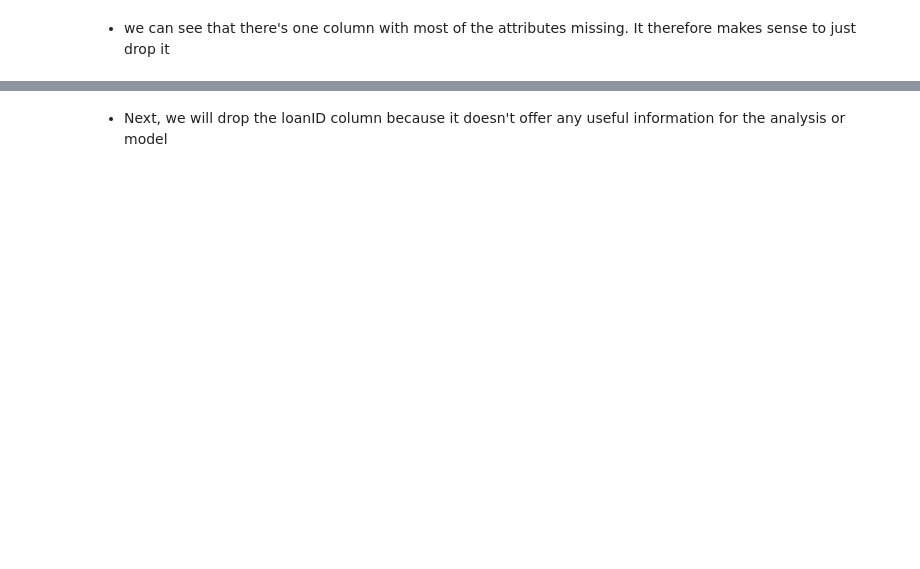
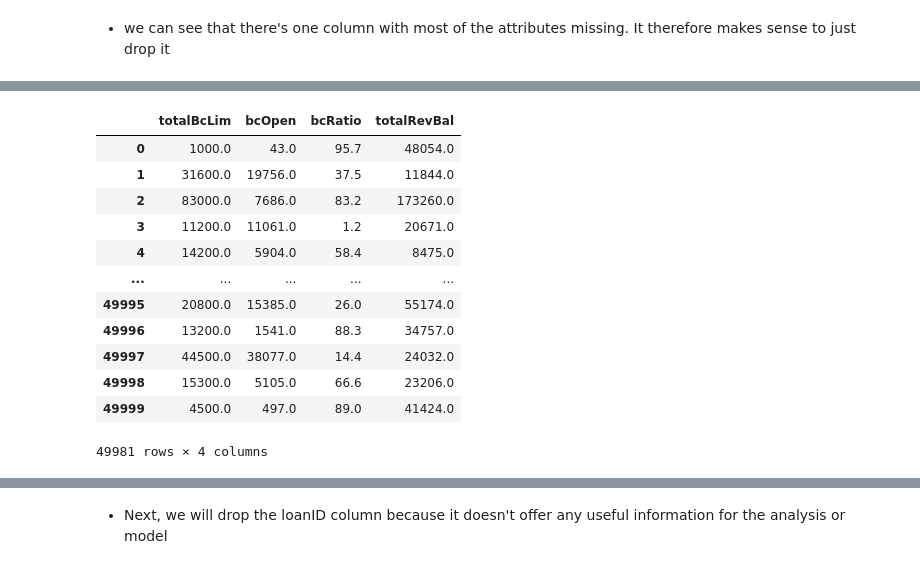
Before and after one commit to AlbertHunduza/Loan-Default-AI, a Jupyter notebook: Exploratory_Data_Analysis.ipynb, the cells around one changed output, grey strips where cells are left out. Cells and saved outputs as stored; diff of their text form; code cells hidden in the pictures; blank space fills up the shorter version.

```diff
--- a/Exploratory_Data_Analysis.ipynb
+++ b/Exploratory_Data_Analysis.ipynb
@@ -114,0 +148,17 @@ Name: employment, Length: 21400, dtype: int64
+# %%
+# show the totalBcLim, bcOpen, and bcRatio columns
+loan_data[['totalBcLim', 'bcOpen', 'bcRatio', 'totalRevBal']]
+# %% [output]
+|  | totalBcLim | bcOpen | bcRatio | totalRevBal |
+| 0 | 1000.0 | 43.0 | 95.7 | 48054.0 |
+| 1 | 31600.0 | 19756.0 | 37.5 | 11844.0 |
+| 2 | 83000.0 | 7686.0 | 83.2 | 173260.0 |
+| 3 | 11200.0 | 11061.0 | 1.2 | 20671.0 |
+| 4 | 14200.0 | 5904.0 | 58.4 | 8475.0 |
+| ... | ... | ... | ... | ... |
+| 49995 | 20800.0 | 15385.0 | 26.0 | 55174.0 |
+| 49996 | 13200.0 | 1541.0 | 88.3 | 34757.0 |
+| 49997 | 44500.0 | 38077.0 | 14.4 | 24032.0 |
+| 49998 | 15300.0 | 5105.0 | 66.6 | 23206.0 |
+| 49999 | 4500.0 | 497.0 | 89.0 | 41424.0 |
+49981 rows × 4 columns
```
Also changed, not shown: parts of 16 cells of this notebook.
